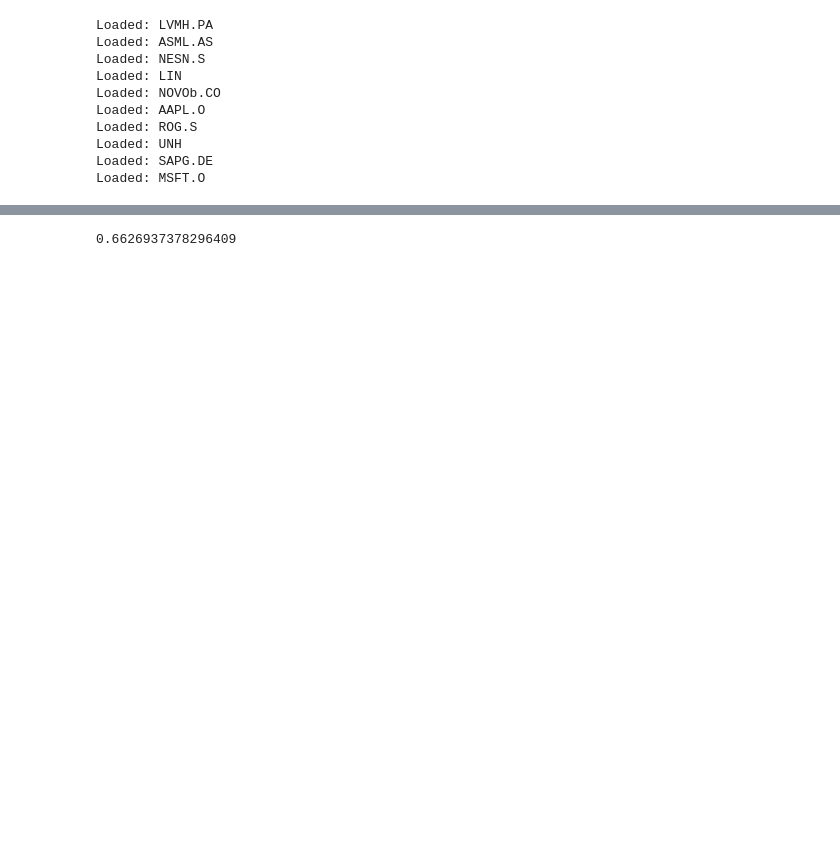
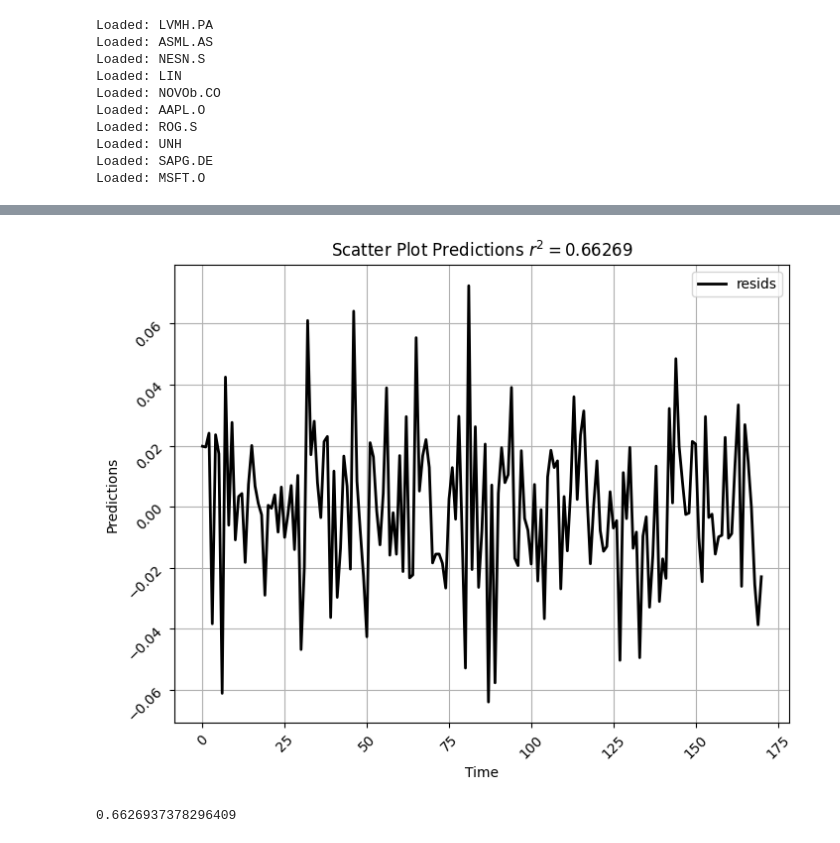
Before and after one commit to DeblueJenkins/portfolio_management, a Jupyter notebook: notebooks/LinearRegression - Avoiding data leakage with a rolling PCA model.ipynb, the cells around one changed output, grey strips where cells are left out. Drawn from its saved outputs; the diff is of its cells as text; code cells hidden in the pictures; blank space fills up the shorter version.

Commit message:
fixed rolling regression

```diff
--- a/notebooks/LinearRegression - Avoiding data leakage with a rolling PCA model.ipynb
+++ b/notebooks/LinearRegression - Avoiding data leakage with a rolling PCA model.ipynb
@@ -66,6 +66,9 @@ returns.head(10)
 # %%
 rolling = RollingModel(rolling_window=200, data=returns, demean=True)
 rolling.estimate(config=config, RIC=rics_list[2])
+rolling.plot_resids()
+# %% [output]
+[figure, added]
 # %%
 rolling.r_sqr
 # %% [output]
```
Also changed, not shown: 5 other files.
